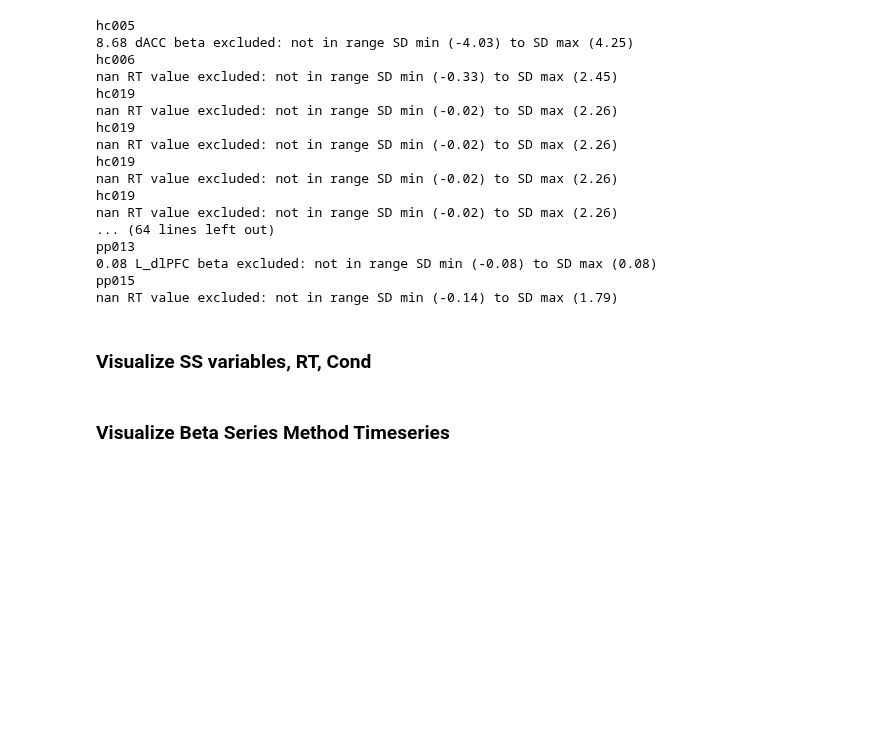
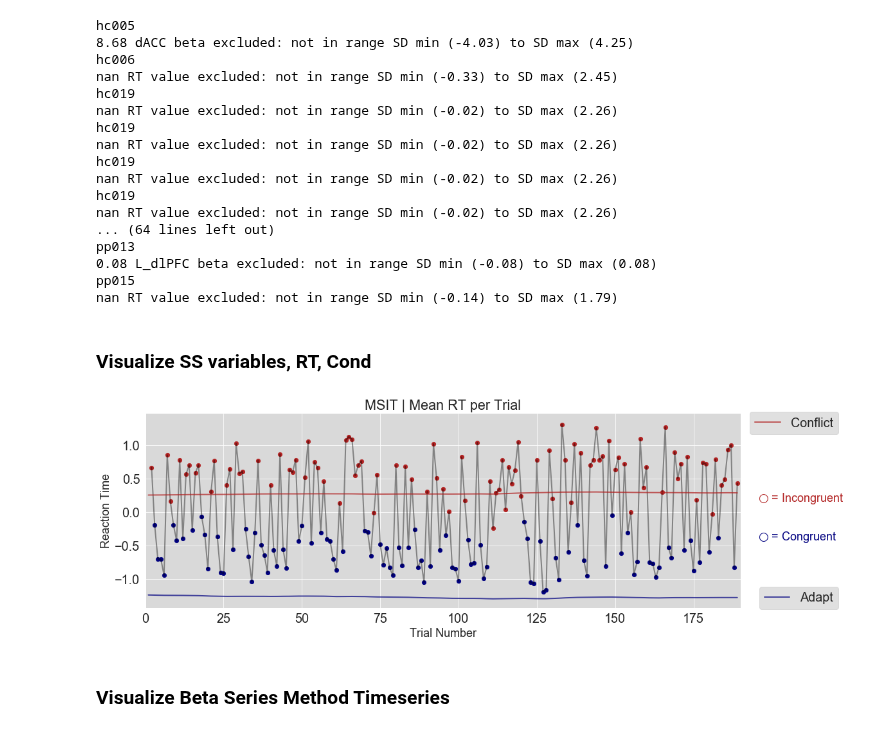
Before and after one commit to hahnemilym/msit_modeling, a Jupyter notebook: ss_rois_probability_dists_regressions-P1.ipynb, the cells around one changed output. Saved outputs shown, nothing was run; the diff lists cells and outputs as text; code cells hidden in the pictures; blank space fills up the shorter version.

```diff
--- a/ss_rois_probability_dists_regressions-P1.ipynb
+++ b/ss_rois_probability_dists_regressions-P1.ipynb
@@ -457,33 +457,37 @@ def ss_rt_plots(df_type,sub_or_group):
     # Configure matplotlib.patch.Patch properties
     props = dict(facecolor='white',alpha=0.5)
     ax.text(1.03, 0.6, r'$\bigcirc$ = Incongruent', transform=ax.transAxes, fontsize=18,\
         verticalalignment='top', bbox=props, color='firebrick')
     ax.text(1.03, 0.4, r'$\bigcirc$ = Congruent', transform=ax.transAxes, fontsize=18,\
         verticalalignment='top', bbox=props, color='navy')
     ax.set_xlim(0,190)
     ax.set_xlabel('Trial Number', fontsize=18)
     ax.set_ylabel('Reaction Time', fontsize=18)
     ax.set_title('%s' % ss_title,loc='center')
     ##~~~~~~~~~~~~~~~~~~~~~~~~~~~~~~~~~~~~~~~~~~~~~~~~#
     ## Plot state space
     ##~~~~~~~~~~~~~~~~~~~~~~~~~~~~~~~~~~~~~~~~~~~~~~~~#
     line1,=ax.plot(df_type["trial"],df_type["conflict"],linewidth=2,alpha=0.7,color='firebrick',label='Conflict')
     line2,=ax.plot(df_type["trial"],df_type["adapt"],linewidth=2,alpha=0.7,color='navy',label='Adapt')
 #     Conflict legend
     first_legend = plt.legend(handles=[line1],loc=7, bbox_to_anchor=(1.175,0.95))
     ax = plt.gca().add_artist(first_legend)
 #     Adaptation legend
     plt.legend(handles=[line2],loc=7, bbox_to_anchor=(1.175, 0.05))
     sns.despine()
     plt.show()
     return
+
+ss_rt_plots(df_avg,'Mean RT per Trial')
 ##~~~~~~~~~~~~~~~~~~~~~~~~~~~~~~~~~~~~~~~~~~~~~~~~#
 ## Plot Individual Data
 ##~~~~~~~~~~~~~~~~~~~~~~~~~~~~~~~~~~~~~~~~~~~~~~~~#
 # for subj in SUBJ_LIST:
 #     df_sub=df.where(df['subject']==subj)
 #     df_sub=df_sub.dropna()
 #     ss_rt_plots(df_sub,subj.upper())
+# %% [output]
+[figure, added]
 # %%
 def ss_roi_plots(df_type,sub_or_group):
     for region in ['dACC','L_IFG','R_IFG','L_dlPFC','R_dlPFC']:
```
Also changed, not shown: parts of 1 cell of this notebook, 1 other file.
